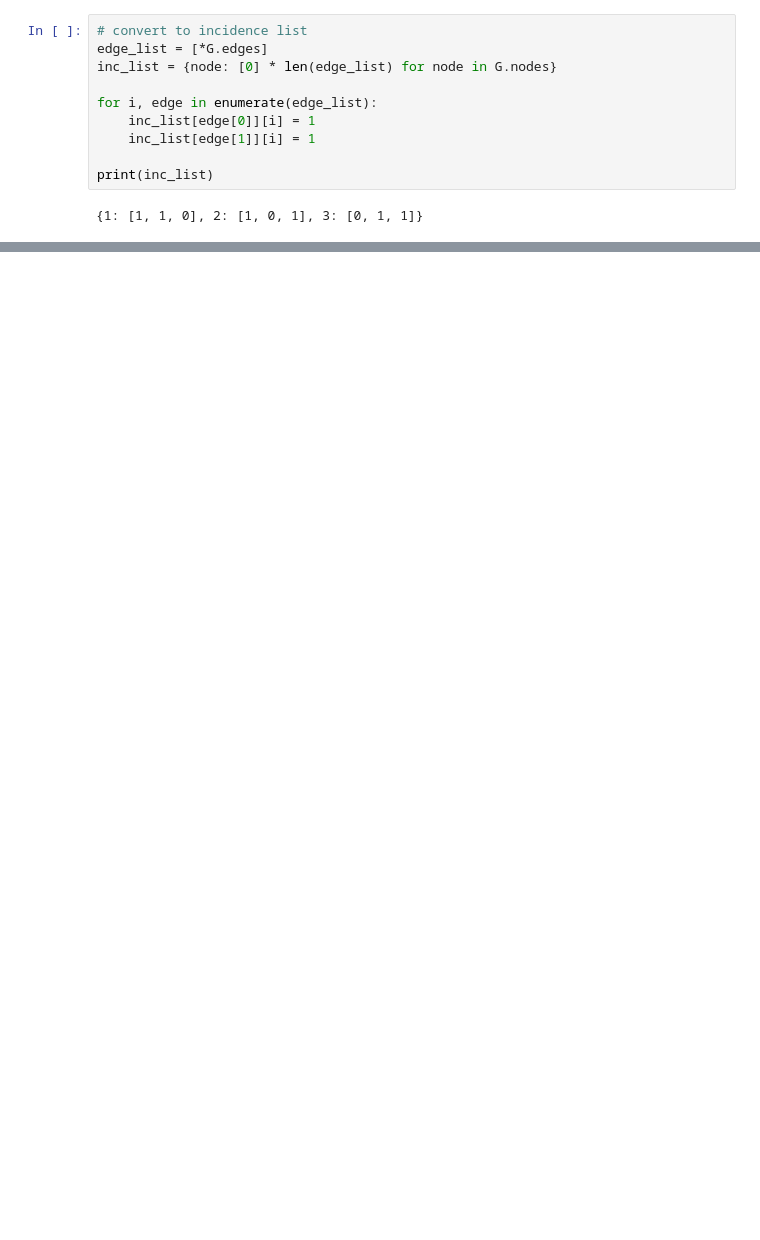
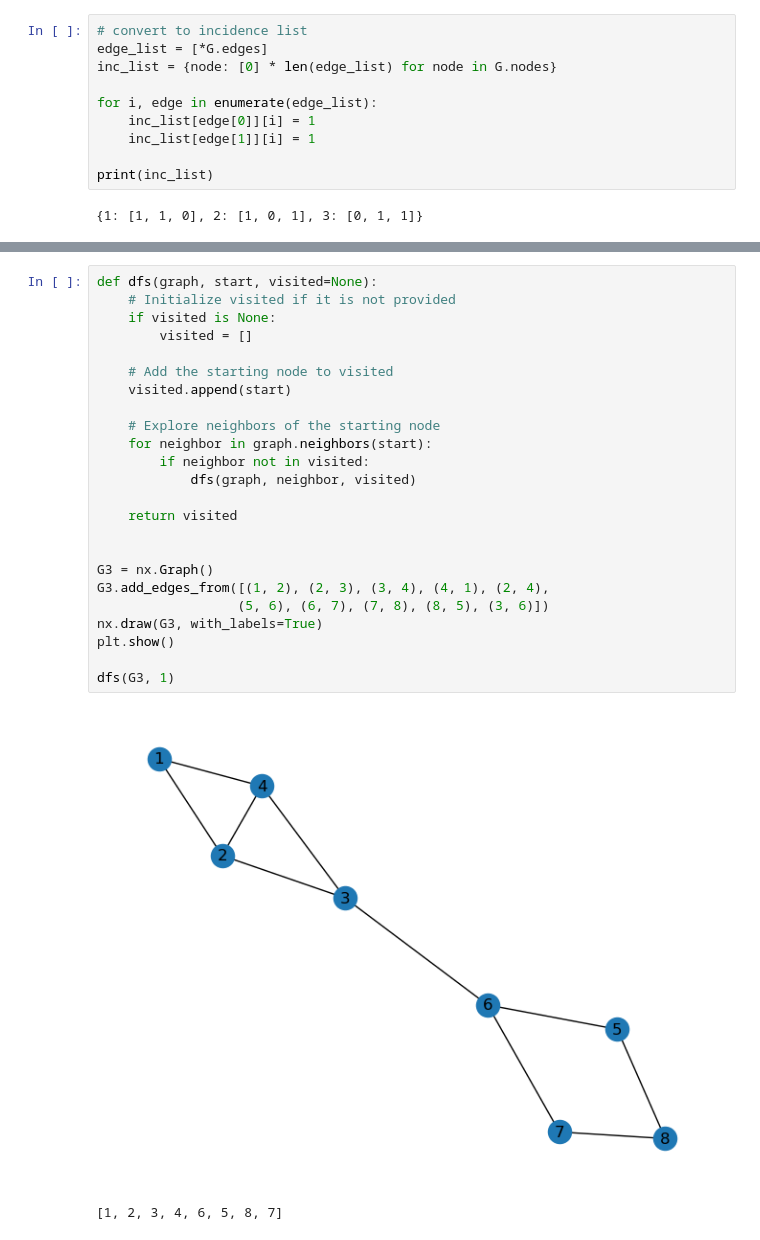
Before and after one commit to PeronGH/ICS-Y2S2, a Jupyter notebook: INT102/week3.ipynb, the cells around one changed output, grey strips where cells are left out. Drawn from its saved outputs; the diff is of its cells as text; blank space fills up the shorter version.

```diff
--- a/INT102/week3.ipynb
+++ b/INT102/week3.ipynb
@@ -211,0 +270,27 @@ print(inc_list)
+# %%
+def dfs(graph, start, visited=None):
+    # Initialize visited if it is not provided
+    if visited is None:
+        visited = []
+
+    # Add the starting node to visited
+    visited.append(start)
+
+    # Explore neighbors of the starting node
+    for neighbor in graph.neighbors(start):
+        if neighbor not in visited:
+            dfs(graph, neighbor, visited)
+
+    return visited
+
+
+G3 = nx.Graph()
+G3.add_edges_from([(1, 2), (2, 3), (3, 4), (4, 1), (2, 4),
+                  (5, 6), (6, 7), (7, 8), (8, 5), (3, 6)])
+nx.draw(G3, with_labels=True)
+plt.show()
+
+dfs(G3, 1)
+# %% [output]
+[figure, added]
+[1, 2, 3, 4, 6, 5, 8, 7]
```
Also changed, not shown: parts of 6 cells of this notebook.
